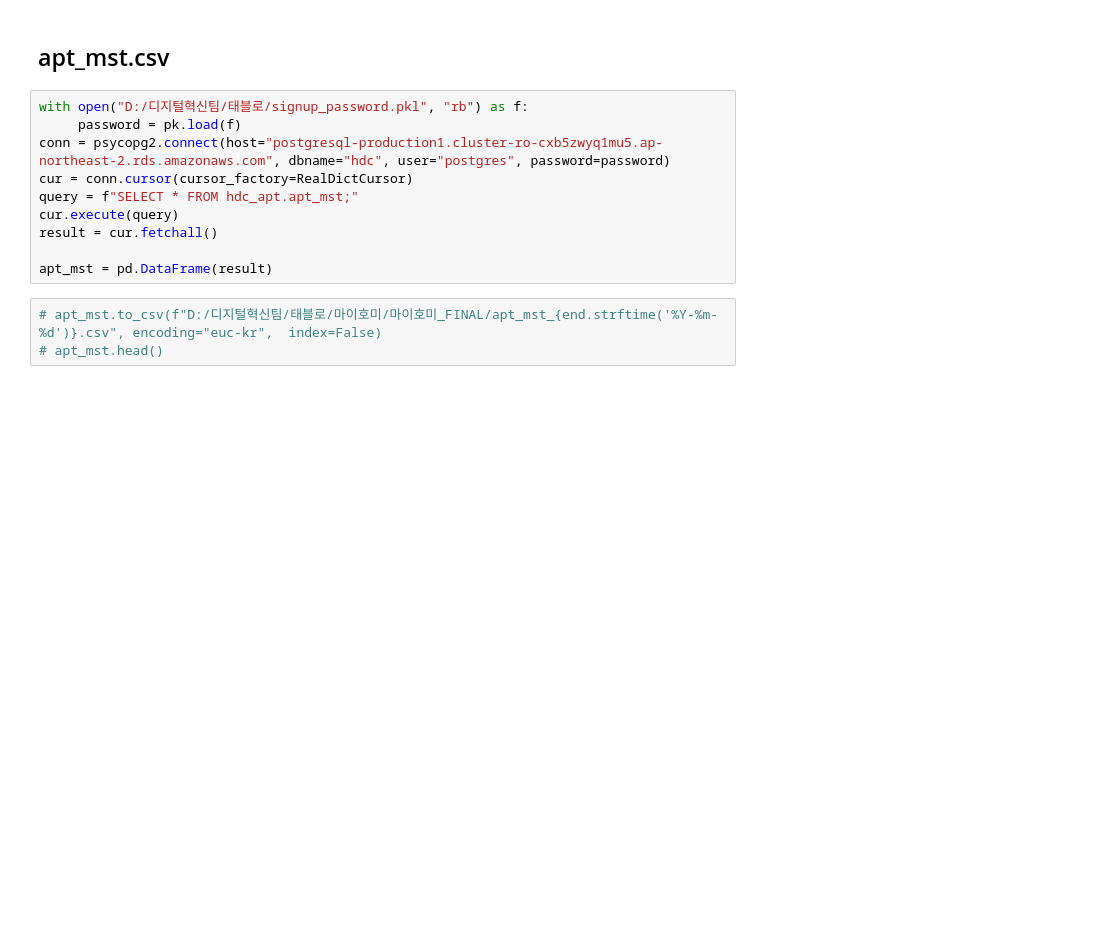
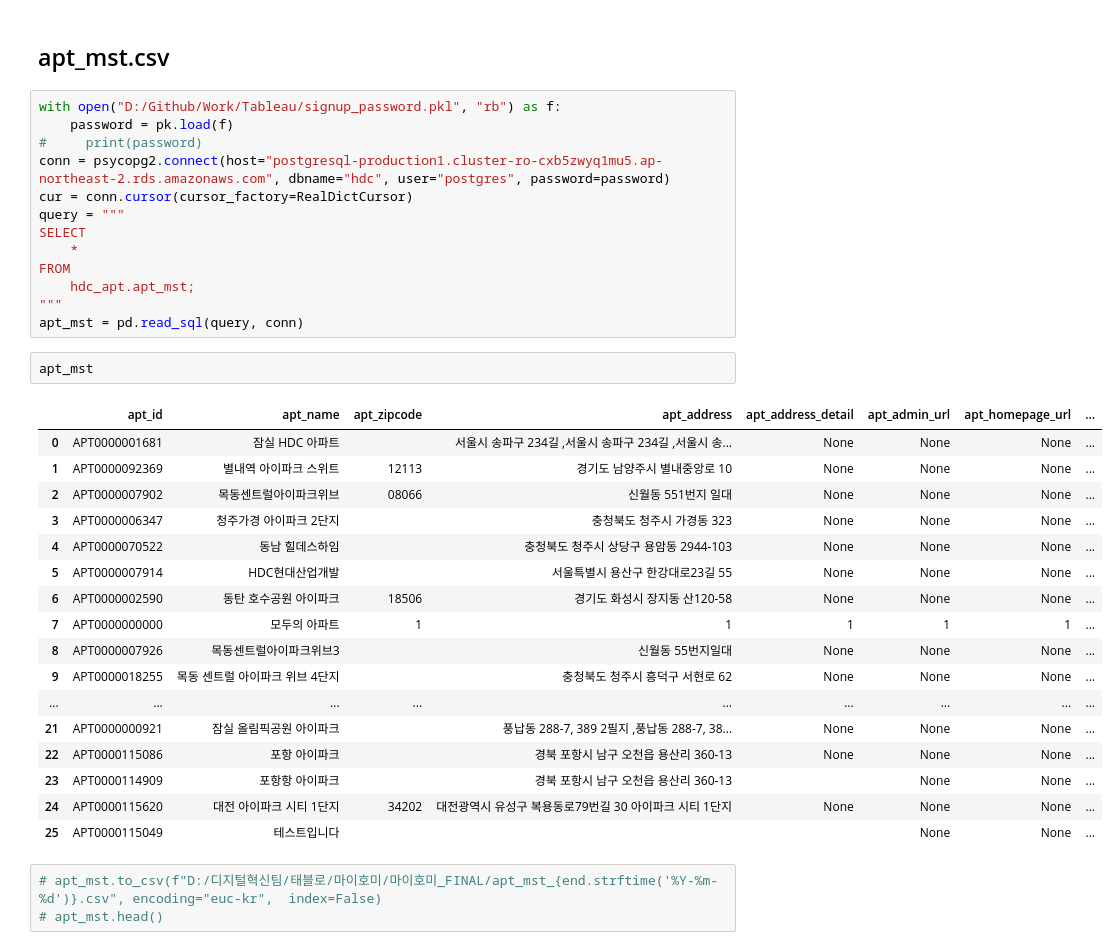
Before and after one commit to KimRass/warehouse, a Jupyter notebook: Tableau/Data Preparation/Myhomie_Data Preparation.ipynb, the cells around one changed output. Drawn from its saved outputs; the diff is of its cells as text; blank space fills up the shorter version.

```diff
--- a/Tableau/Data Preparation/Myhomie_Data Preparation.ipynb
+++ b/Tableau/Data Preparation/Myhomie_Data Preparation.ipynb
@@ -94,15 +100,38 @@ mau = pd.DataFrame(js["rows"], columns=pd.DataFrame(js["columnHeaders"])["name"]
 # %% [markdown]
 ## apt_mst.csv
 # %%
-with open("D:/디지털혁신팀/태블로/signup_password.pkl", "rb") as f:
-     password = pk.load(f)
+with open("D:/Github/Work/Tableau/signup_password.pkl", "rb") as f:
+    password = pk.load(f)
+#     print(password)
 conn = psycopg2.connect(host="postgresql-production1.cluster-ro-cxb5zwyq1mu5.ap-northeast-2.rds.amazonaws.com", dbname="hdc", user="postgres", password=password)
 cur = conn.cursor(cursor_factory=RealDictCursor)
-query = f"SELECT * FROM hdc_apt.apt_mst;"
-cur.execute(query)
-result = cur.fetchall()
-
-apt_mst = pd.DataFrame(result)
+query = """
+SELECT
+    *
+FROM
+    hdc_apt.apt_mst;
+"""
+apt_mst = pd.read_sql(query, conn)
+# %%
+apt_mst
+# %% [output]
+|  | apt_id | apt_name | apt_zipcode | apt_address | apt_address_detail | apt_admin_url | apt_homepage_url | ... |
+| 0 | APT0000001681 | 잠실 HDC 아파트 |  | 서울시 송파구 234길 ,서울시 송파구 234길 ,서울시 송... | None | None | None | ... |
+| 1 | APT0000092369 | 별내역 아이파크 스위트 | 12113 | 경기도 남양주시 별내중앙로 10 | None | None | None | ... |
+| 2 | APT0000007902 | 목동센트럴아이파크위브 | 08066 | 신월동 551번지 일대 | None | None | None | ... |
+| 3 | APT0000006347 | 청주가경 아이파크 2단지 |  | 충청북도 청주시 가경동 323 | None | None | None | ... |
+| 4 | APT0000070522 | 동남 힐데스하임 |  | 충청북도 청주시 상당구 용암동 2944-103 | None | None | None | ... |
+| 5 | APT0000007914 | HDC현대산업개발 |  | 서울특별시 용산구 한강대로23길 55 | None | None | None | ... |
+| 6 | APT0000002590 | 동탄 호수공원 아이파크 | 18506 | 경기도 화성시 장지동 산120-58 | None | None | None | ... |
+| 7 | APT0000000000 | 모두의 아파트 | 1 | 1 | 1 | 1 | 1 | ... |
+| 8 | APT0000007926 | 목동센트럴아이파크위브3 |  | 신월동 55번지일대 | None | None | None | ... |
+| 9 | APT0000018255 | 목동 센트럴 아이파크 위브 4단지 |  | 충청북도 청주시 흥덕구 서현로 62 | None | None | None | ... |
+| ... | ... | ... | ... | ... | ... | ... | ... | ... |
+| 21 | APT0000000921 | 잠실 올림픽공원 아이파크 |  | 풍납동 288-7, 389 2필지 ,풍납동 288-7, 38... | None | None | None | ... |
+| 22 | APT0000115086 | 포항 아이파크 |  | 경북 포항시 남구 오천읍 용산리 360-13 | None | None | None | ... |
+| 23 | APT0000114909 | 포항항 아이파크 |  | 경북 포항시 남구 오천읍 용산리 360-13 |  | None | None | ... |
+| 24 | APT0000115620 | 대전 아이파크 시티 1단지 | 34202 | 대전광역시 유성구 복용동로79번길 30 아이파크 시티 1단지 | None | None | None | ... |
+| 25 | APT0000115049 | 테스트입니다 |  |  |  | None | None | ... |
 # %%
 # apt_mst.to_csv(f"D:/디지털혁신팀/태블로/마이호미/마이호미_FINAL/apt_mst_{end.strftime('%Y-%m-%d')}.csv", encoding="euc-kr",  index=False)
 # apt_mst.head()
```
Also changed, not shown: parts of 6 cells of this notebook, 6 other files.
